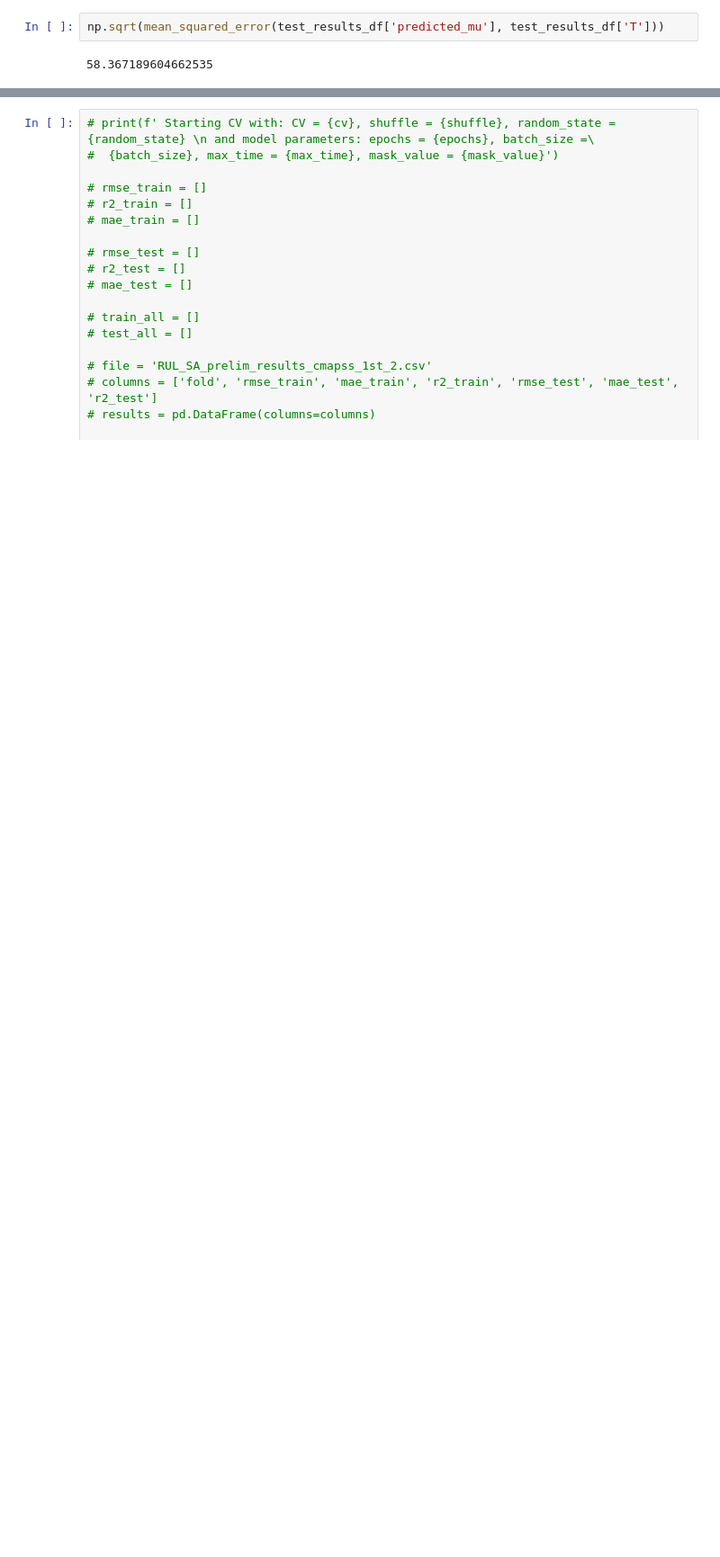
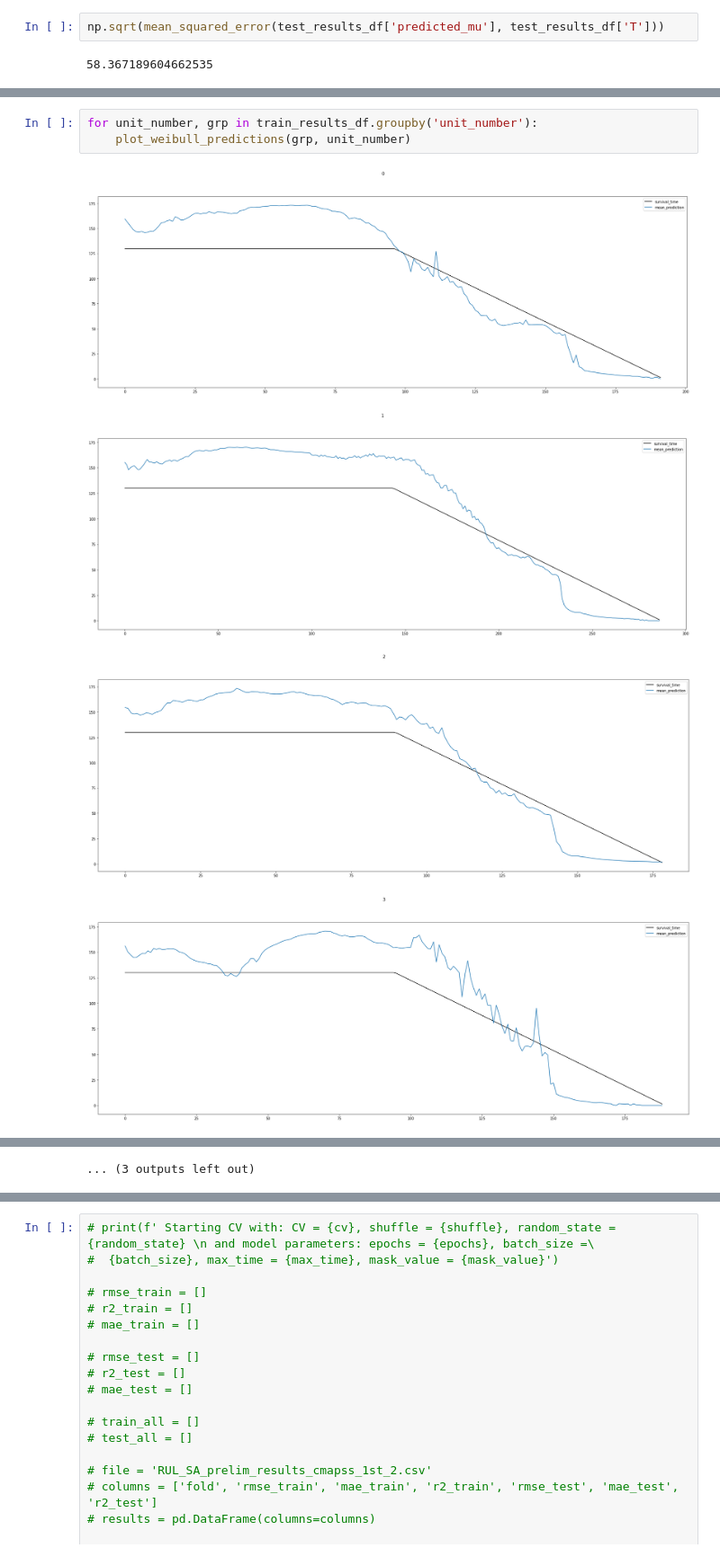
Before and after one commit to MariosKef/RULe, a Jupyter notebook: Preliminary_Experiments_1D.ipynb, the cells around one changed output, grey strips where cells are left out. Shown at 90% size. Saved outputs shown, nothing was run; the diff lists cells and outputs as text; blank space fills up the shorter version.

```diff
--- a/Preliminary_Experiments_1D.ipynb
+++ b/Preliminary_Experiments_1D.ipynb
@@ -768,0 +833,8 @@ Time-to-event and event indicator (same code as before, but with 2D outputs)
+# %%
+for unit_number, grp in train_results_df.groupby('unit_number'):
+    plot_weibull_predictions(grp, unit_number)
+# %% [output]
+[figure, added]
+[figure, added]
+[figure, added]
+[figure, added]
@@ -768,0 +849 @@ Time-to-event and event indicator (same code as before, but with 2D outputs)
+... (3 outputs left out)
```
Also changed, not shown: parts of 26 cells of this notebook.
